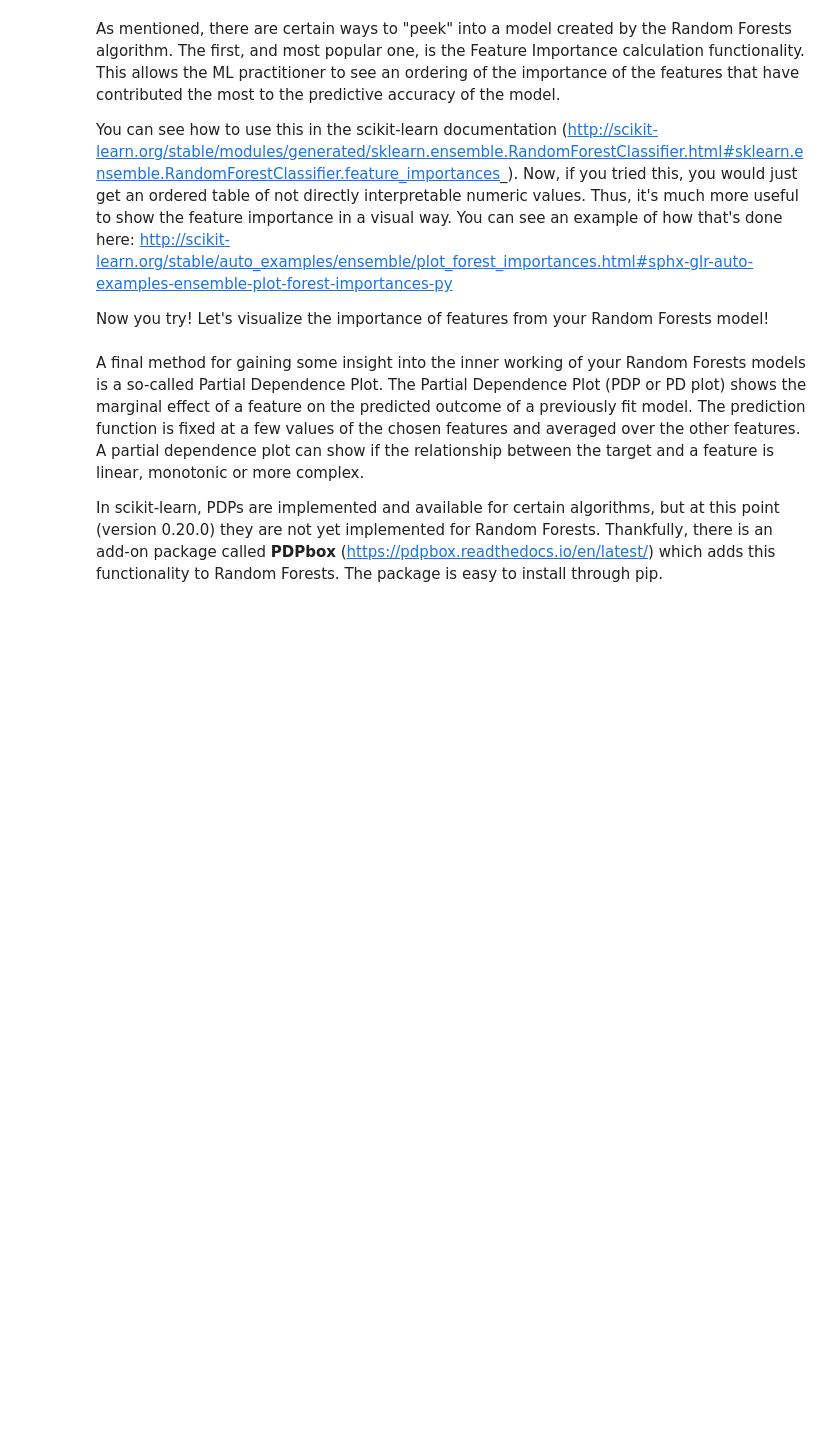
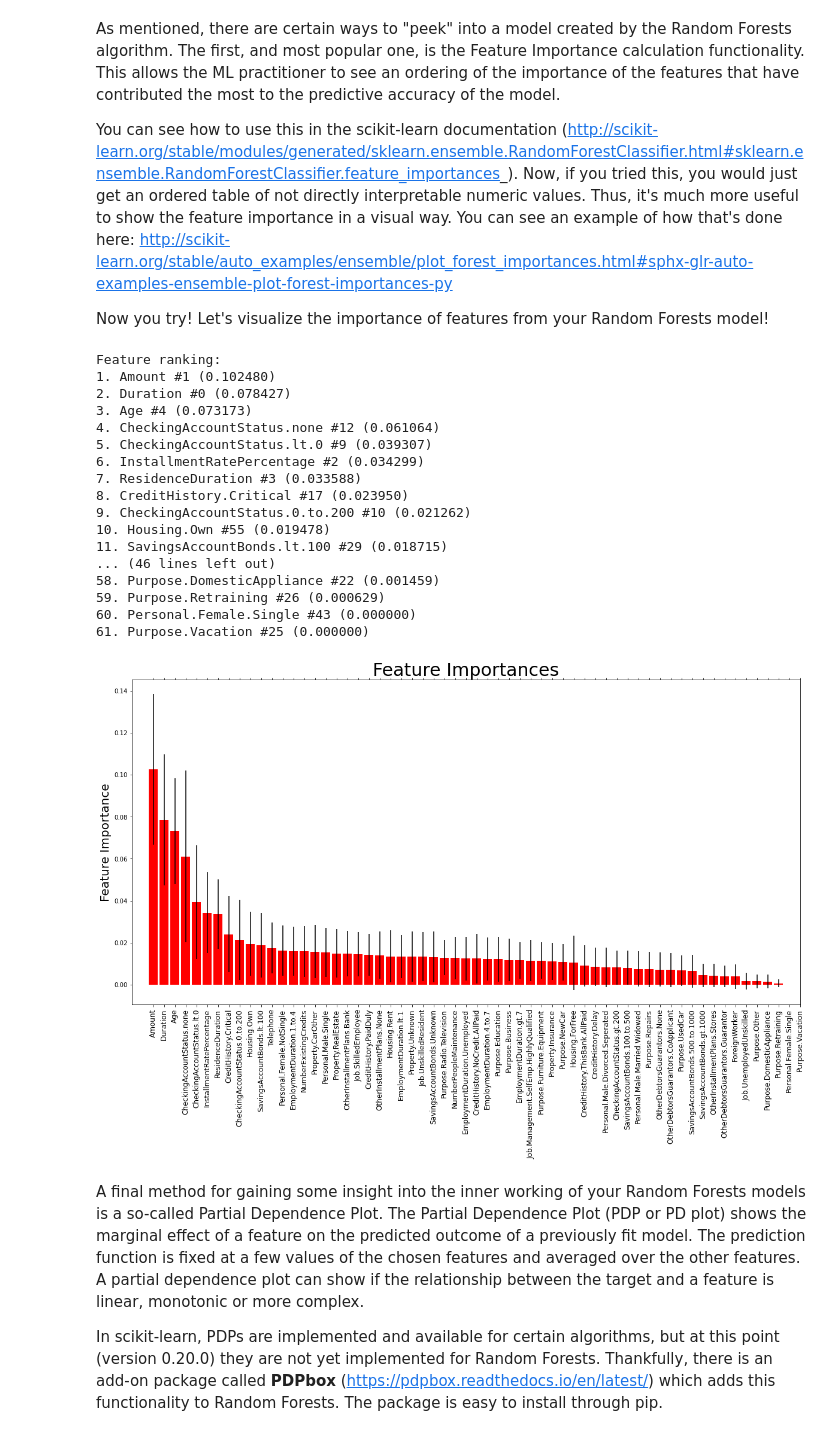
Before and after one commit to ekourkchi/Springboard_notebooks, a Jupyter notebook: mec_13.5.1_tree_based_algorithms/Mini_Project_Tree-Based_Algorithms.ipynb, the cells around one changed output. Drawn from its saved outputs; the diff is of its cells as text; code cells hidden in the pictures; blank space fills up the shorter version.

```diff
--- a/mec_13.5.1_tree_based_algorithms/Mini_Project_Tree-Based_Algorithms.ipynb
+++ b/mec_13.5.1_tree_based_algorithms/Mini_Project_Tree-Based_Algorithms.ipynb
@@ -101,7 +101,7 @@ best_C = None
 best_score = 0
 
 # finding the best combination of parametrs by brute-forcing
-for max_depth in range(1,50):
+for max_depth in range(1,3):
 
     if max_depth%10==0:
         print("progress %d/50"%max_depth)
@@ -201,0 +198,8 @@ from sklearn.ensemble import RandomForestClassifier
+# %%
+# Your code here! :)
+
+forest = RandomForestClassifier()
+score = cv_score(forest, Xlr, ylr)
+print("Average score: ", score)
+
+# This score seems to be much better than our original score using a single decesion tree (~0.71)
@@ -210,3 +214,53 @@ Now you try! Let's visualize the importance of features from your Random Forests
+# %%
+# Your code here
+
+importances = forest.feature_importances_
+std = np.std([tree.feature_importances_ for tree in forest.estimators_],
+             axis=0)
+indices = np.argsort(importances)[::-1]
+
+# Print the feature ranking
+print("Feature ranking:")
+
+for f in range(Xlr.shape[1]):
+    print("%d. "%(f+1)+str(features[indices[f]])+" #%d (%f)" % (indices[f], importances[indices[f]]))
+
+# Plot the impurity-based feature importances of the forest
+fig, ax = plt.subplots(figsize=(20, 10))
+# plt.figure()
+ax.set_title("Feature Importances", fontsize=30)
+ax.bar(range(1,Xlr.shape[1]+1), importances[indices],
+        color="r", yerr=std[indices], align="center")
+ax.set_xlim([-1, Xlr.shape[1]])
+
+ax.set_ylabel("Feature Importance", fontsize=20)
+
+ax.set_xticks(range(1,len(features)+1))
+ax.set_xticklabels([features[indices[f]] for f in range(Xlr.shape[1])], rotation=90, fontsize=12)
+ax.tick_params(top='off', bottom='off')
+
+plt.show()
+
+# The index of each feature is denoted after the '#' sign
+# %% [output]
+Feature ranking:
+1. Amount #1 (0.102480)
+2. Duration #0 (0.078427)
+3. Age #4 (0.073173)
+4. CheckingAccountStatus.none #12 (0.061064)
+5. CheckingAccountStatus.lt.0 #9 (0.039307)
+6. InstallmentRatePercentage #2 (0.034299)
+7. ResidenceDuration #3 (0.033588)
+8. CreditHistory.Critical #17 (0.023950)
+9. CheckingAccountStatus.0.to.200 #10 (0.021262)
+10. Housing.Own #55 (0.019478)
+11. SavingsAccountBonds.lt.100 #29 (0.018715)
+... (46 lines left out)
+58. Purpose.DomesticAppliance #22 (0.001459)
+59. Purpose.Retraining #26 (0.000629)
+60. Personal.Female.Single #43 (0.000000)
+61. Purpose.Vacation #25 (0.000000)
+[figure, added]
 # %% [markdown]
 A final method for gaining some insight into the inner working of your Random Forests models is a so-called Partial Dependence Plot. The Partial Dependence Plot (PDP or PD plot) shows the marginal effect of a feature on the predicted outcome of a previously fit model. The prediction function is fixed at a few values of the chosen features and averaged over the other features. A partial dependence plot can show if the relationship between the target and a feature is linear, monotonic or more complex.
 
```
Also changed, not shown: parts of 11 cells of this notebook, 2 other files.
